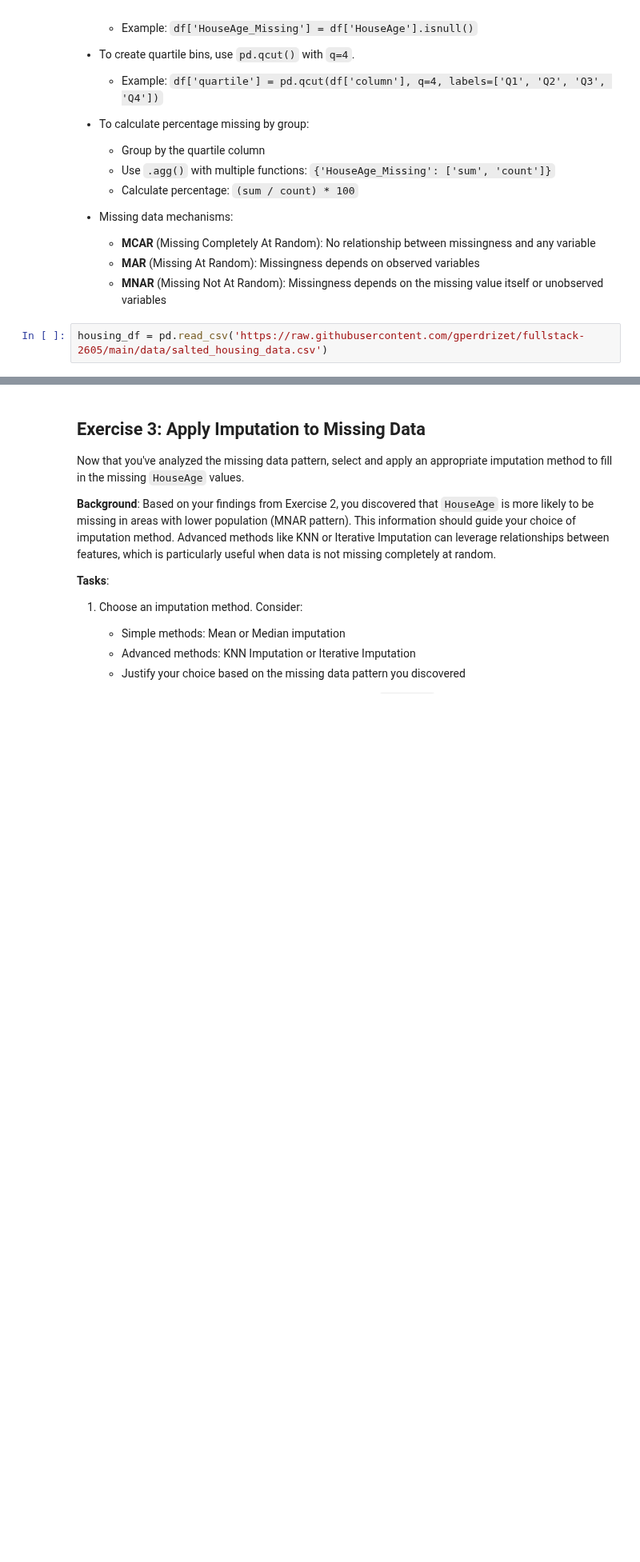
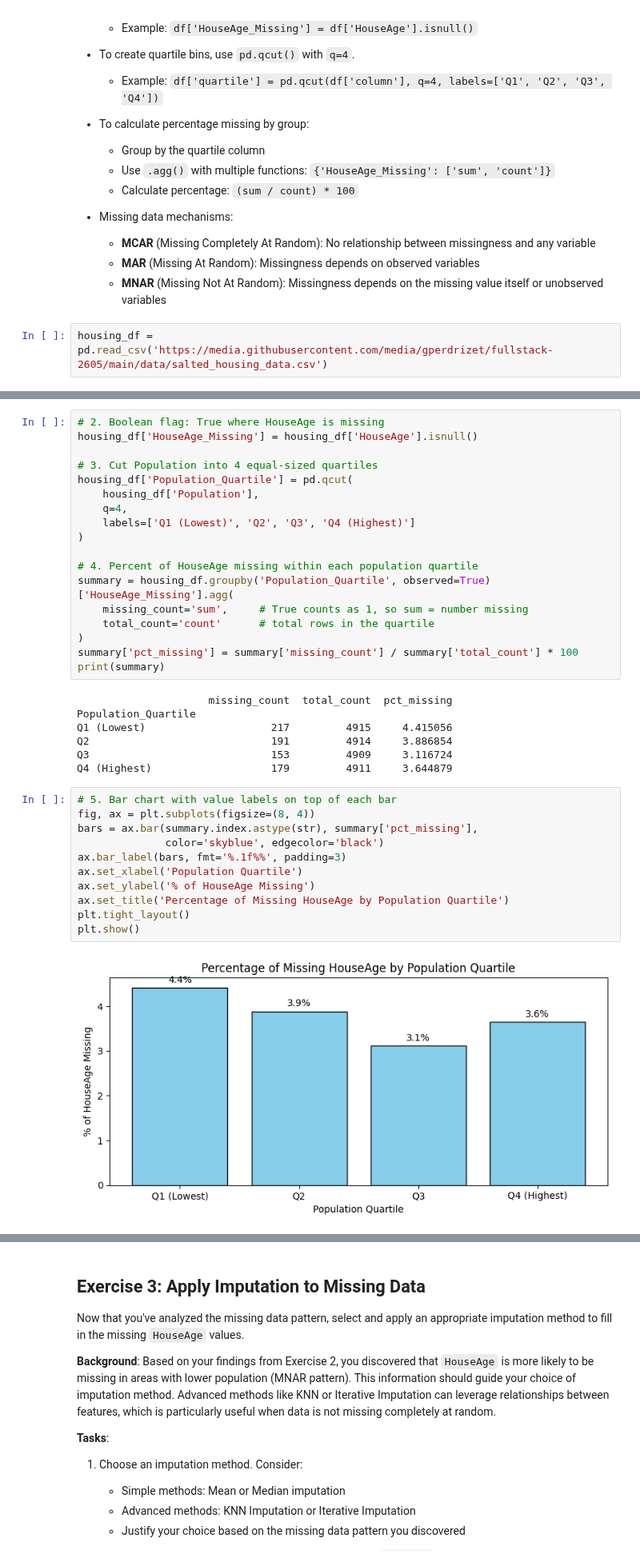
Before and after one commit to Alessandrarye/utd-aiml-coursework, a Jupyter notebook: notebooks/unit-2/lesson-15/lesson-15-activity.ipynb, the cells around one changed output, grey strips where cells are left out. Shown at 80% size. Saved outputs shown, nothing was run; the diff lists cells and outputs as text; blank space fills up the shorter version.

```diff
--- a/notebooks/unit-2/lesson-15/lesson-15-activity.ipynb
+++ b/notebooks/unit-2/lesson-15/lesson-15-activity.ipynb
@@ -90,6 +150,6 @@ Sometimes data is not missing completely at random. In real-world scenarios, cer
   - **MAR** (Missing At Random): Missingness depends on observed variables
   - **MNAR** (Missing Not At Random): Missingness depends on the missing value itself or unobserved variables
 # %%
-housing_df = pd.read_csv('https://raw.githubusercontent.com/gperdrizet/fullstack-2605/main/data/salted_housing_data.csv')
+housing_df = pd.read_csv('https://media.githubusercontent.com/media/gperdrizet/fullstack-2605/main/data/salted_housing_data.csv')
 # %%
 # Your code here
@@ -95,0 +174,38 @@ housing_df = pd.read_csv('https://raw.githubusercontent.com/gperdrizet/fullstack
+# %%
+# 2. Boolean flag: True where HouseAge is missing
+housing_df['HouseAge_Missing'] = housing_df['HouseAge'].isnull()
+
+# 3. Cut Population into 4 equal-sized quartiles
+housing_df['Population_Quartile'] = pd.qcut(
+    housing_df['Population'],
+    q=4,
+    labels=['Q1 (Lowest)', 'Q2', 'Q3', 'Q4 (Highest)']
+)
+
+# 4. Percent of HouseAge missing within each population quartile
+summary = housing_df.groupby('Population_Quartile', observed=True)['HouseAge_Missing'].agg(
+    missing_count='sum',     # True counts as 1, so sum = number missing
+    total_count='count'      # total rows in the quartile
+)
+summary['pct_missing'] = summary['missing_count'] / summary['total_count'] * 100
+print(summary)
+# %% [output]
+                     missing_count  total_count  pct_missing
+Population_Quartile
+Q1 (Lowest)                    217         4915     4.415056
+Q2                             191         4914     3.886854
+Q3                             153         4909     3.116724
+Q4 (Highest)                   179         4911     3.644879
+# %%
+# 5. Bar chart with value labels on top of each bar
+fig, ax = plt.subplots(figsize=(8, 4))
+bars = ax.bar(summary.index.astype(str), summary['pct_missing'],
+              color='skyblue', edgecolor='black')
+ax.bar_label(bars, fmt='%.1f%%', padding=3)
+ax.set_xlabel('Population Quartile')
+ax.set_ylabel('% of HouseAge Missing')
+ax.set_title('Percentage of Missing HouseAge by Population Quartile')
+plt.tight_layout()
+plt.show()
+# %% [output]
+[figure, added]
```
Also changed, not shown: parts of 7 cells of this notebook.
